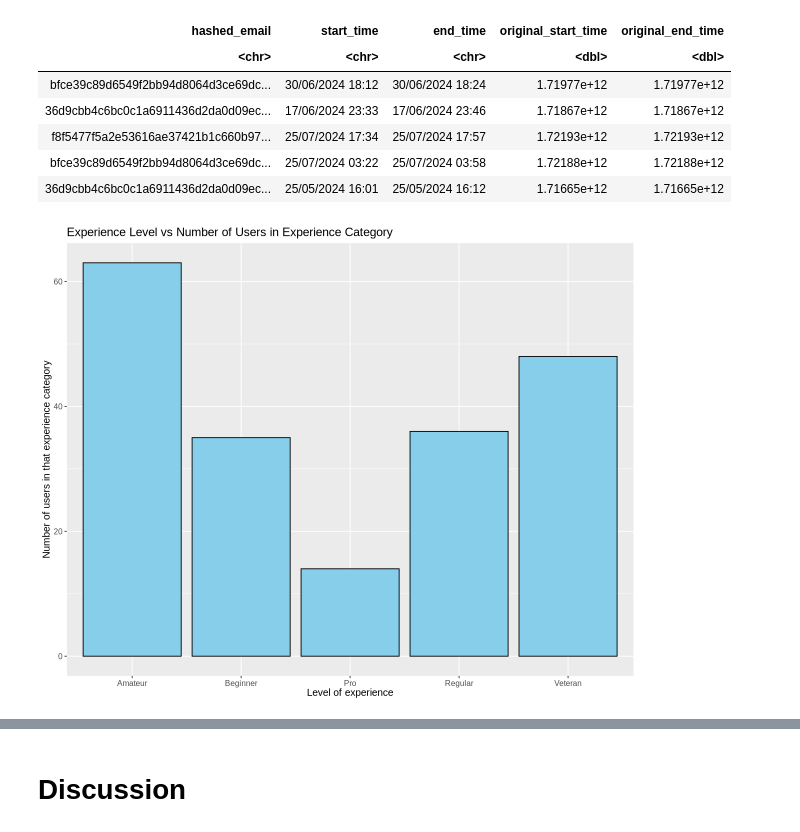
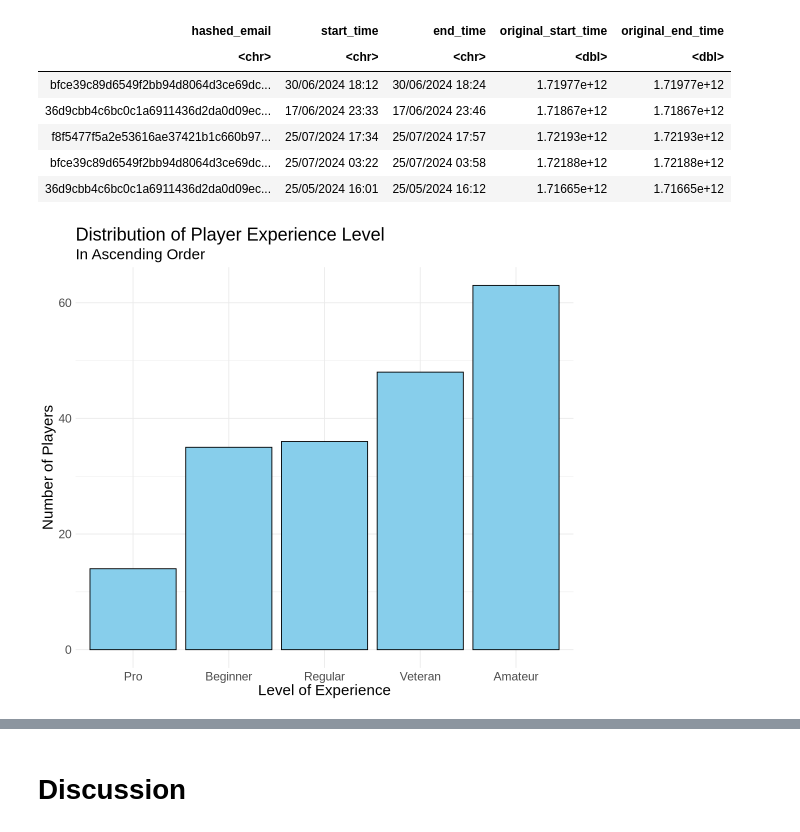
Before and after one commit to arevaura/dsci-100-2024w2-group-9, a Jupyter notebook: DSCI 100 007 - Group 9 Final Report.ipynb, the cells around one changed output, grey strips where cells are left out. Drawn from its saved outputs; the diff is of its cells as text; code cells hidden in the pictures.

Commit message:
Update experience level plot
Modify appearance; and change text size for all plots

```diff
--- a/DSCI 100 007 - Group 9 Final Report.ipynb
+++ b/DSCI 100 007 - Group 9 Final Report.ipynb
@@ -106,15 +106,19 @@ A tibble: 5 × 5
 | 36d9cbb4c6bc0c1a6911436d2da0d09ec... | 25/05/2024 16:01 | 25/05/2024 16:12 | 1.71665e+12 | 1.71665e+12 |
 # %%
 experience_level_plot <- players |>
-    ggplot(aes(x = experience)) +
-    geom_bar(fill = "skyblue", color = "black") +
-    labs(x = "Level of experience",
-         y = "Number of users in that experience category",
-         title = "Experience Level vs Number of Users in Experience Category") +
-    theme(text = element_text(size = 12))
+    count(experience) |>
+    ggplot(aes(x = fct_reorder(experience, n), y=n)) +
+        geom_bar(stat="identity", fill = "skyblue", color = "black") +
+        labs(x = "Level of Experience",
+             y = "Number of Players",
+             title = "Distribution of Player Experience Level",
+             subtitle = "In Ascending Order") +
+        theme_minimal() +
+        theme(text = element_text(size = 18))
+options(repr.plot.width = 9)
 experience_level_plot
 # %% [output]
-[figure, old version]
+[figure, new version]
 # %%
 age_plot <- players |>
     ggplot(aes(x = age)) +
```
Also changed, not shown: parts of 2 cells of this notebook.
